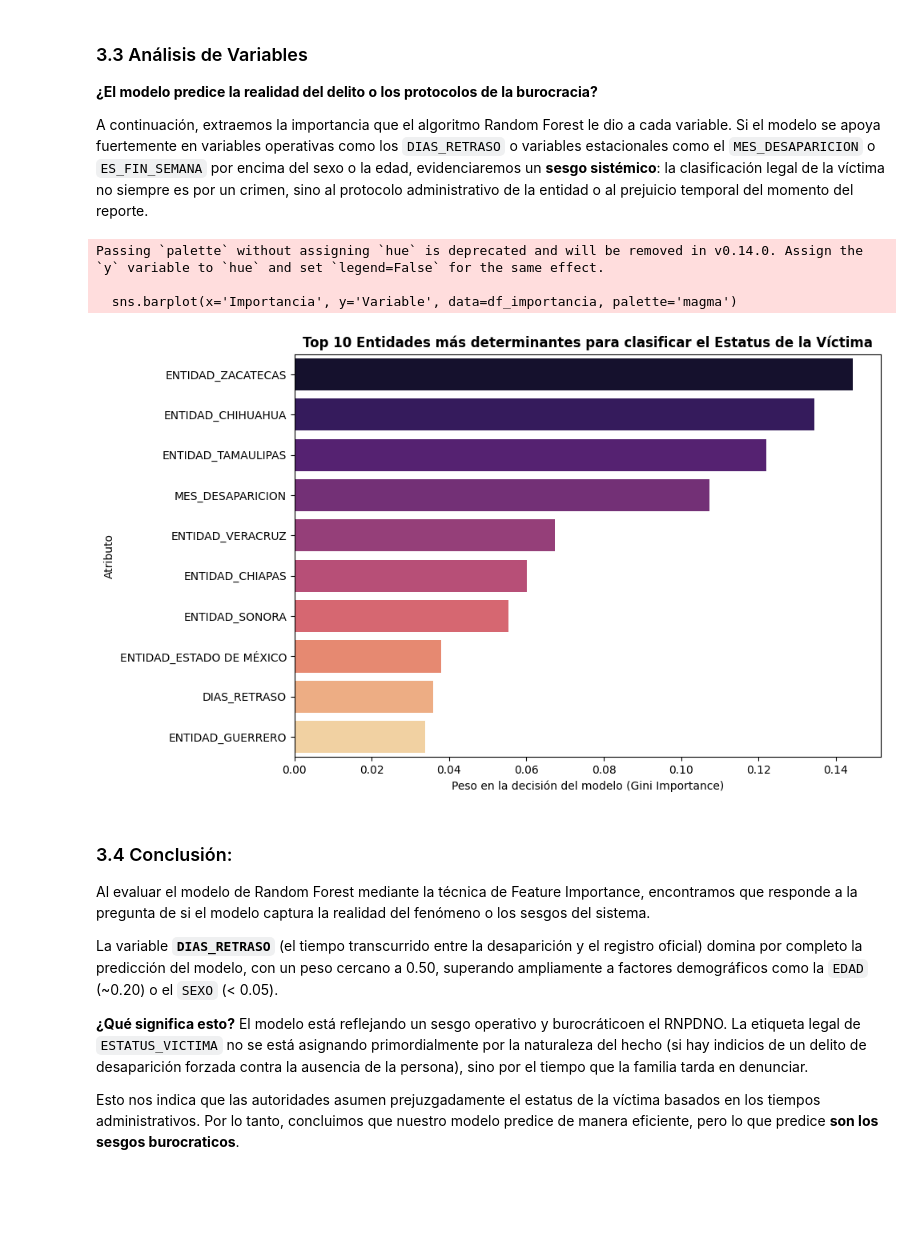
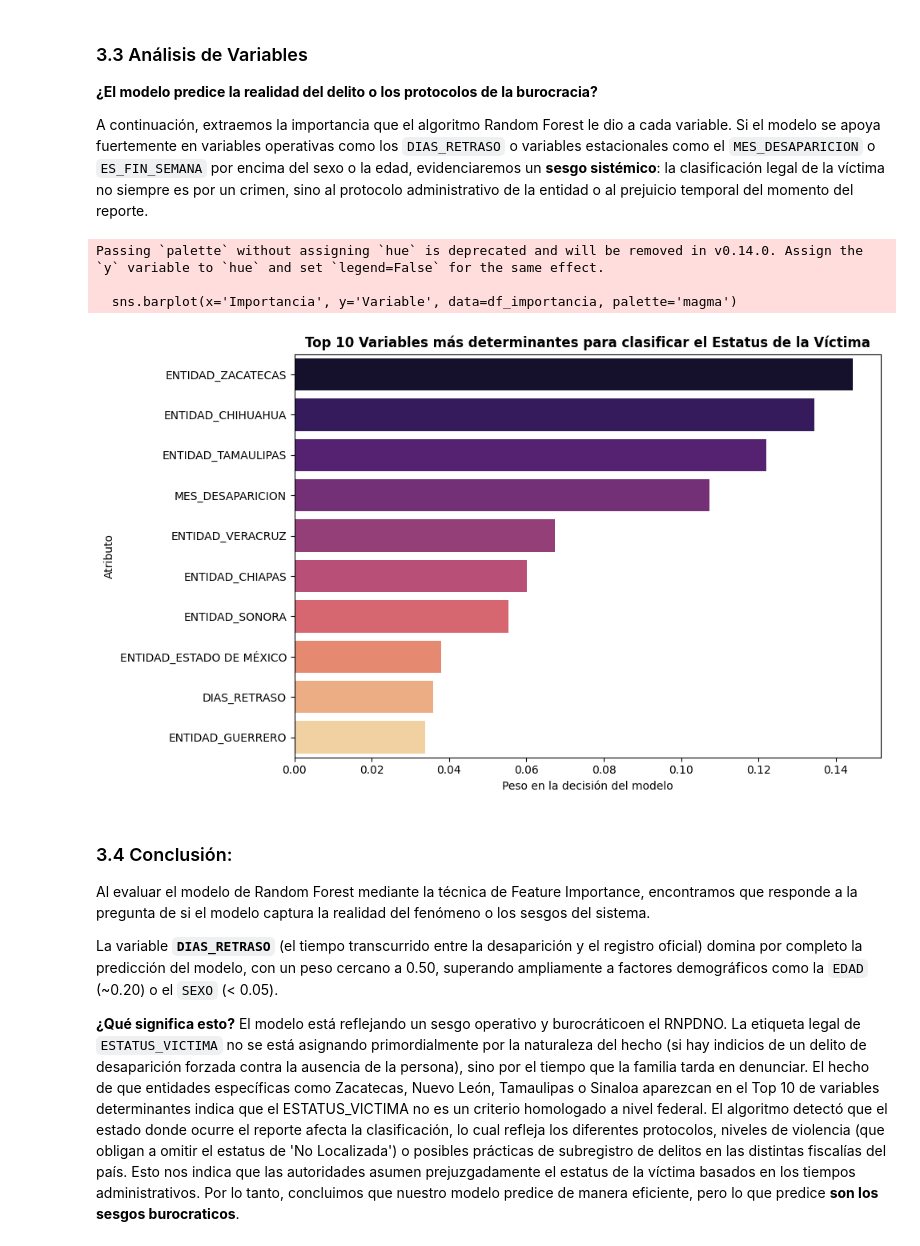
Before and after one commit to Bolo-b/Tarea3_almacenes, a Jupyter notebook: ModeloClasificacion.ipynb, the cells around one changed output. Saved outputs shown, nothing was run; the diff lists cells and outputs as text; code cells hidden in the pictures; blank space fills up the shorter version.

```diff
--- a/ModeloClasificacion.ipynb
+++ b/ModeloClasificacion.ipynb
@@ -117,33 +117,32 @@ Si el modelo se apoya fuertemente en variables operativas como los `DIAS_RETRASO
 # %%
 # Extraemos la importancia matemática de las variables según el árbol de decisión
 importancias = modelo_rf.feature_importances_
 nombres_columnas = X_train.columns
 
 df_importancia = pd.DataFrame({'Variable': nombres_columnas, 'Importancia': importancias})
 # Tomamos las 10 entidades más importantes
 df_importancia = df_importancia.sort_values(by='Importancia', ascending=False).head(10)
 
 # Grafica
 plt.figure(figsize=(10, 6))
 sns.barplot(x='Importancia', y='Variable', data=df_importancia, palette='magma')
-plt.title('Top 10 Entidades más determinantes para clasificar el Estatus de la Víctima', fontweight='bold', fontsize=12)
-plt.xlabel('Peso en la decisión del modelo (Gini Importance)')
+plt.title('Top 10 Variables más determinantes para clasificar el Estatus de la Víctima', fontweight='bold', fontsize=12)
+plt.xlabel('Peso en la decisión del modelo')
 plt.ylabel('Atributo')
 plt.tight_layout()
 plt.show()
 # %% [output]
 Passing `palette` without assigning `hue` is deprecated and will be removed in v0.14.0. Assign the `y` variable to `hue` and set `legend=False` for the same effect.
 
   sns.barplot(x='Importancia', y='Variable', data=df_importancia, palette='magma')
-[figure, old version]
+[figure, new version]
 # %% [markdown]
 ### 3.4 Conclusión:
-
 Al evaluar el modelo de Random Forest mediante la técnica de Feature Importance, encontramos que responde a la pregunta de si el modelo captura la realidad del fenómeno o los sesgos del sistema.
 
 La variable **`DIAS_RETRASO`** (el tiempo transcurrido entre la desaparición y el registro oficial) domina por completo la predicción del modelo, con un peso cercano a 0.50, superando ampliamente a factores demográficos como la `EDAD` (~0.20) o el `SEXO` (< 0.05).
 
 **¿Qué significa esto?**
 El modelo está reflejando un sesgo operativo y burocráticoen el RNPDNO. La etiqueta legal de `ESTATUS_VICTIMA` no se está asignando primordialmente por la naturaleza del hecho (si hay indicios de un delito de desaparición forzada contra la ausencia de la persona), sino por el tiempo que la familia tarda en denunciar.
-
+El hecho de que entidades específicas como Zacatecas, Nuevo León, Tamaulipas o Sinaloa aparezcan en el Top 10 de variables determinantes indica que el ESTATUS_VICTIMA no es un criterio homologado a nivel federal. El algoritmo detectó que el estado donde ocurre el reporte afecta la clasificación, lo cual refleja los diferentes protocolos, niveles de violencia (que obligan a omitir el estatus de 'No Localizada') o posibles prácticas de subregistro de delitos en las distintas fiscalías del país.
 Esto nos indica que las autoridades asumen prejuzgadamente el estatus de la víctima basados en los tiempos administrativos. Por lo tanto, concluimos que nuestro modelo predice de manera eficiente, pero lo que predice **son los sesgos burocraticos**.
```
